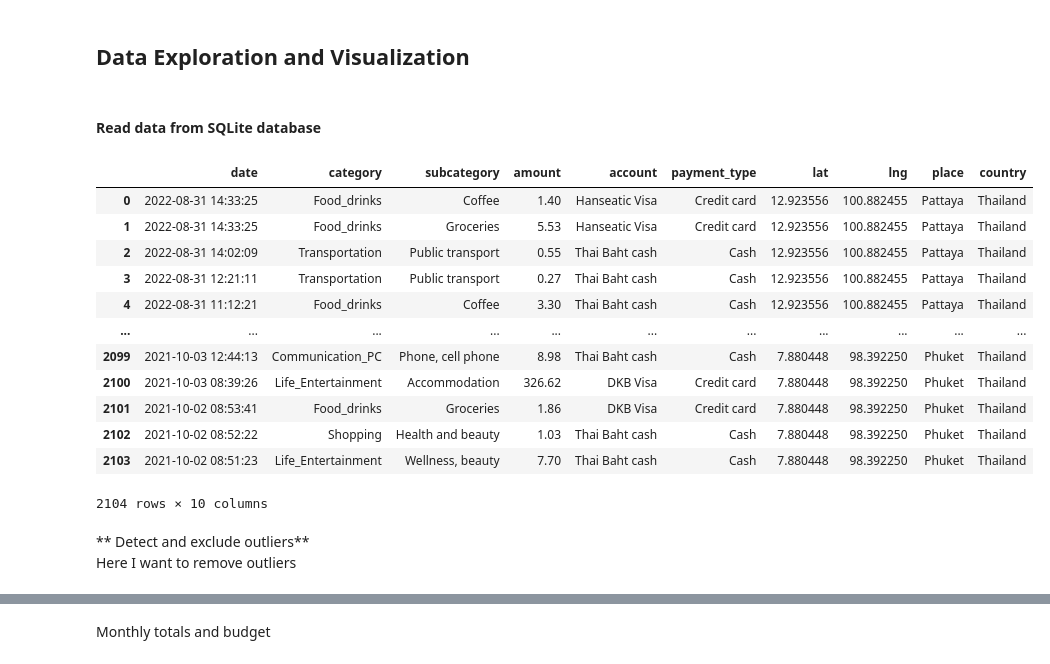
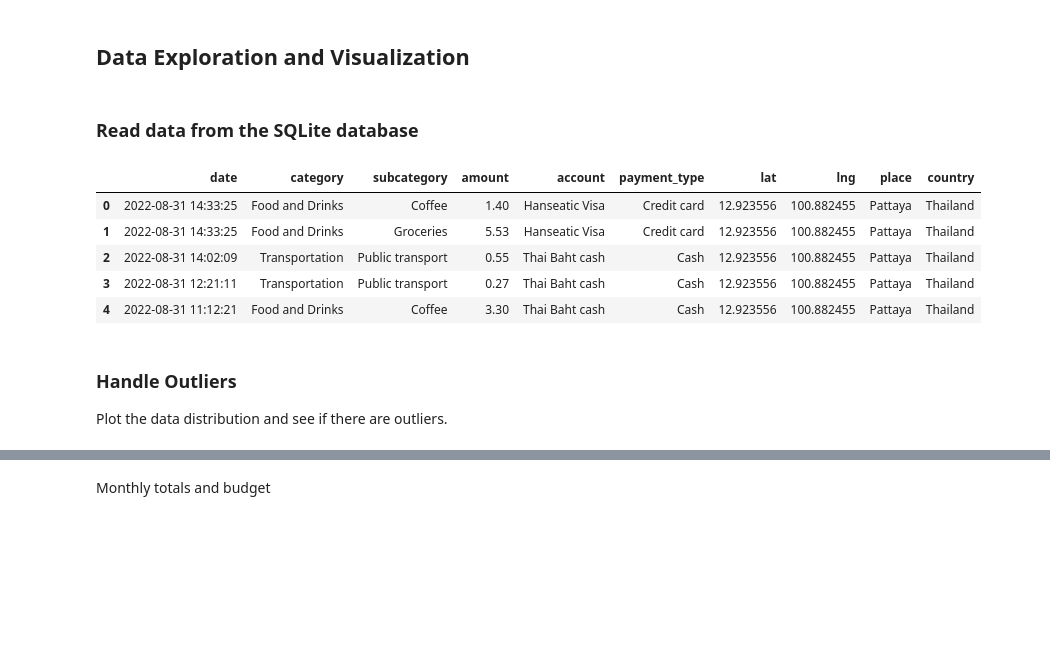
Before and after one commit to neaderr/Personal-Expenses-Analysis, a Jupyter notebook: exploration_visualization.ipynb, the cells around one changed output, grey strips where cells are left out. Drawn from its saved outputs; the diff is of its cells as text; code cells hidden in the pictures; blank space fills up the shorter version.

```diff
--- a/exploration_visualization.ipynb
+++ b/exploration_visualization.ipynb
@@ -1,4 +1,4 @@
 # %% [markdown]
 ## **Data Exploration and Visualization**
 # %% [markdown]
-#### **Read data from SQLite database**
+### **Read data from the SQLite database**
@@ -5,29 +12,17 @@
 # %%
 # read data from SQLite database file, parse dates from 'date' column
-import pandas as pd
-import sqlite3 as sq
-import numpy as np
-import altair as alt
-from datetime import datetime
-
 cnx = sq.connect("data/EXPENSES.db")
-df = pd.read_sql_query("SELECT * FROM travel_expenses", cnx, parse_dates='date')
-df
+df = pd.read_sql_query("SELECT * FROM travel_expenses",
+                       cnx, parse_dates='date')
+df.head()
 # %% [output]
 |  | date | category | subcategory | amount | account | payment_type | lat | lng | place | country |
-| 0 | 2022-08-31 14:33:25 | Food_drinks | Coffee | 1.40 | Hanseatic Visa | Credit card | 12.923556 | 100.882455 | Pattaya | Thailand |
-| 1 | 2022-08-31 14:33:25 | Food_drinks | Groceries | 5.53 | Hanseatic Visa | Credit card | 12.923556 | 100.882455 | Pattaya | Thailand |
+| 0 | 2022-08-31 14:33:25 | Food and Drinks | Coffee | 1.40 | Hanseatic Visa | Credit card | 12.923556 | 100.882455 | Pattaya | Thailand |
+| 1 | 2022-08-31 14:33:25 | Food and Drinks | Groceries | 5.53 | Hanseatic Visa | Credit card | 12.923556 | 100.882455 | Pattaya | Thailand |
 | 2 | 2022-08-31 14:02:09 | Transportation | Public transport | 0.55 | Thai Baht cash | Cash | 12.923556 | 100.882455 | Pattaya | Thailand |
 | 3 | 2022-08-31 12:21:11 | Transportation | Public transport | 0.27 | Thai Baht cash | Cash | 12.923556 | 100.882455 | Pattaya | Thailand |
-| 4 | 2022-08-31 11:12:21 | Food_drinks | Coffee | 3.30 | Thai Baht cash | Cash | 12.923556 | 100.882455 | Pattaya | Thailand |
-| ... | ... | ... | ... | ... | ... | ... | ... | ... | ... | ... |
-| 2099 | 2021-10-03 12:44:13 | Communication_PC | Phone, cell phone | 8.98 | Thai Baht cash | Cash | 7.880448 | 98.392250 | Phuket | Thailand |
-| 2100 | 2021-10-03 08:39:26 | Life_Entertainment | Accommodation | 326.62 | DKB Visa | Credit card | 7.880448 | 98.392250 | Phuket | Thailand |
-| 2101 | 2021-10-02 08:53:41 | Food_drinks | Groceries | 1.86 | DKB Visa | Credit card | 7.880448 | 98.392250 | Phuket | Thailand |
-| 2102 | 2021-10-02 08:52:22 | Shopping | Health and beauty | 1.03 | Thai Baht cash | Cash | 7.880448 | 98.392250 | Phuket | Thailand |
-| 2103 | 2021-10-02 08:51:23 | Life_Entertainment | Wellness, beauty | 7.70 | Thai Baht cash | Cash | 7.880448 | 98.392250 | Phuket | Thailand |
+| 4 | 2022-08-31 11:12:21 | Food and Drinks | Coffee | 3.30 | Thai Baht cash | Cash | 12.923556 | 100.882455 | Pattaya | Thailand |
-2104 rows × 10 columns
-# %% [markdown]
-** Detect and exclude outliers**
-Here I want to remove outliers
+# %% [markdown]
+### **Handle Outliers**
+Plot the data distribution and see if there are outliers.
 # %%
```
Also changed, not shown: parts of 16 cells of this notebook.
